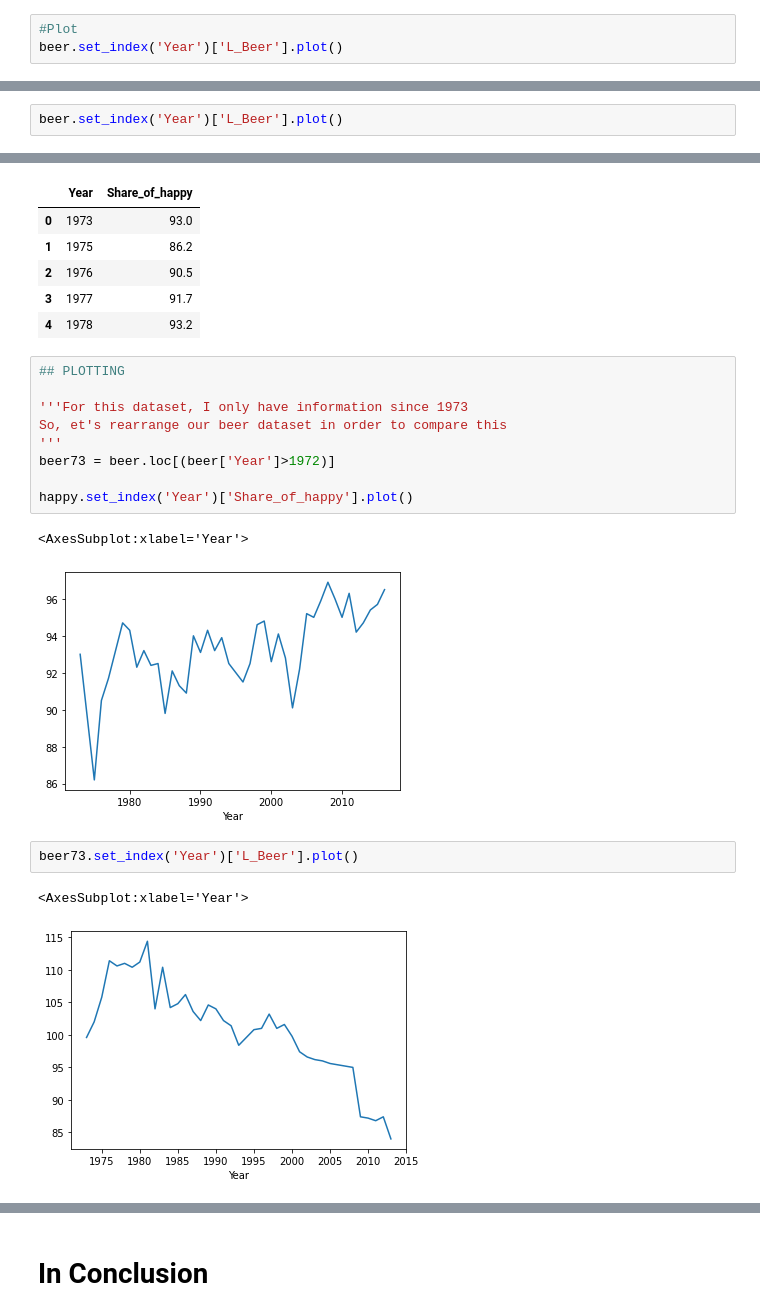
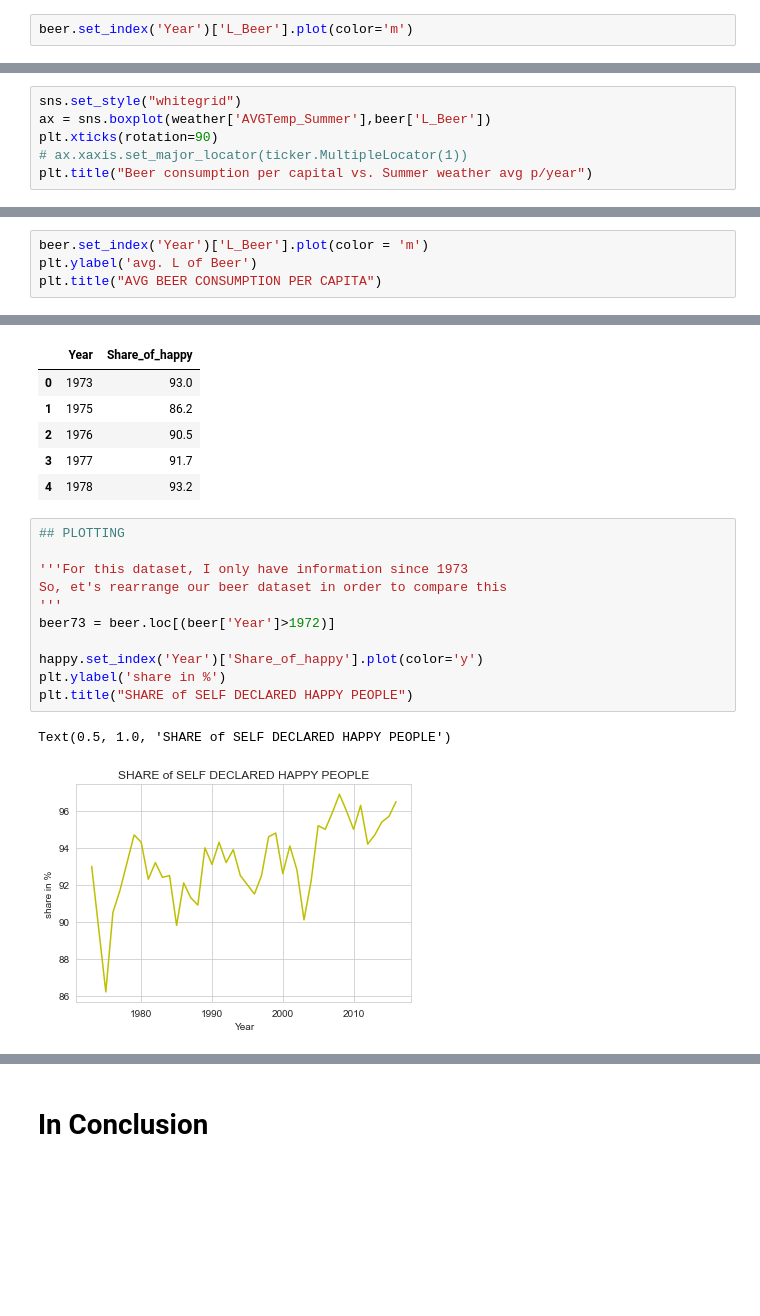
Before and after one commit to AjiacoVic/StoryTelling_project, a Jupyter notebook: BEER Exploring Data.ipynb, the cells around one changed output, grey strips where cells are left out. Saved outputs shown, nothing was run; the diff lists cells and outputs as text; blank space fills up the shorter version.

```diff
--- a/BEER Exploring Data.ipynb
+++ b/BEER Exploring Data.ipynb
@@ -94,5 +134,4 @@ beer.head()
 # %%
-#Plot
-beer.set_index('Year')['L_Beer'].plot()
+beer.set_index('Year')['L_Beer'].plot(color='m')
 # %% [output]
 <AxesSubplot:xlabel='Year'>
@@ -111,0 +182,6 @@ weather.set_index('Year')['AVGTemp_Summer'].plot()
+# %%
+sns.set_style("whitegrid")
+ax = sns.boxplot(weather['AVGTemp_Summer'],beer['L_Beer'])
+plt.xticks(rotation=90)
+# ax.xaxis.set_major_locator(ticker.MultipleLocator(1))
+plt.title("Beer consumption per capital vs. Summer weather avg p/year")
@@ -333,2 +428,0 @@ unemp_all.set_index('Year')['Pct'].plot()
-# %%
-beer.set_index('Year')['L_Beer'].plot()
@@ -337,0 +429,4 @@ beer.set_index('Year')['L_Beer'].plot()
+# %%
+beer.set_index('Year')['L_Beer'].plot(color = 'm')
+plt.ylabel('avg. L of Beer')
+plt.title("AVG BEER CONSUMPTION PER CAPITA")
@@ -382,17 +482,14 @@ happy.head()
 # %%
 ## PLOTTING
 
 '''For this dataset, I only have information since 1973
 So, et's rearrange our beer dataset in order to compare this
 '''
 beer73 = beer.loc[(beer['Year']>1972)]
 
-happy.set_index('Year')['Share_of_happy'].plot()
+happy.set_index('Year')['Share_of_happy'].plot(color='y')
+plt.ylabel('share in %')
+plt.title("SHARE of SELF DECLARED HAPPY PEOPLE")
 # %% [output]
-<AxesSubplot:xlabel='Year'>
+Text(0.5, 1.0, 'SHARE of SELF DECLARED HAPPY PEOPLE')
-[figure, old version]
+[figure, new version]
-# %%
-beer73.set_index('Year')['L_Beer'].plot()
-# %% [output]
-<AxesSubplot:xlabel='Year'>
-[figure, removed]
```
Also changed, not shown: parts of 39 cells of this notebook, 1 other file.
